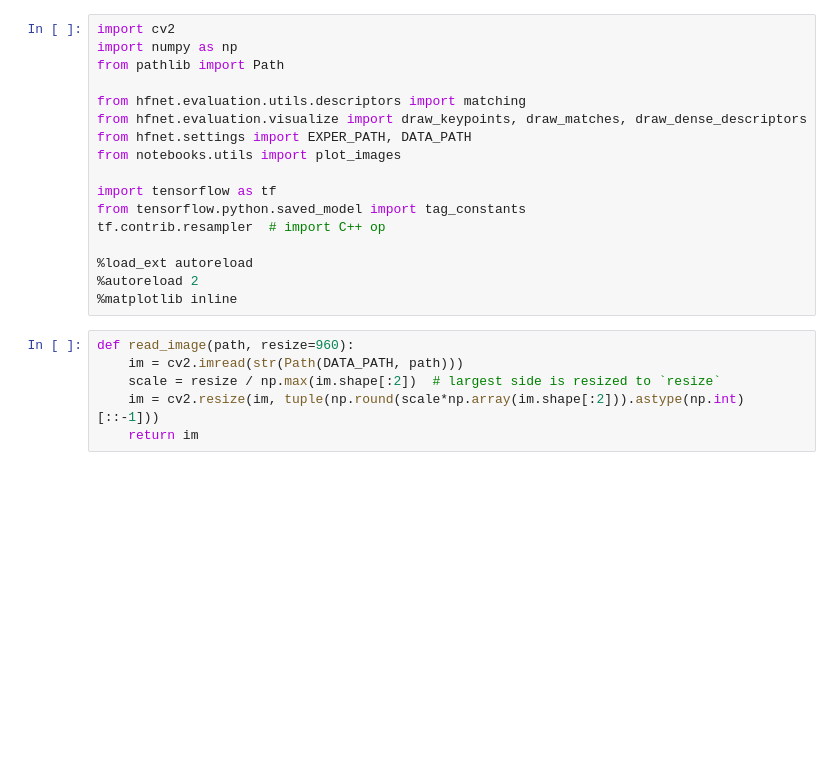
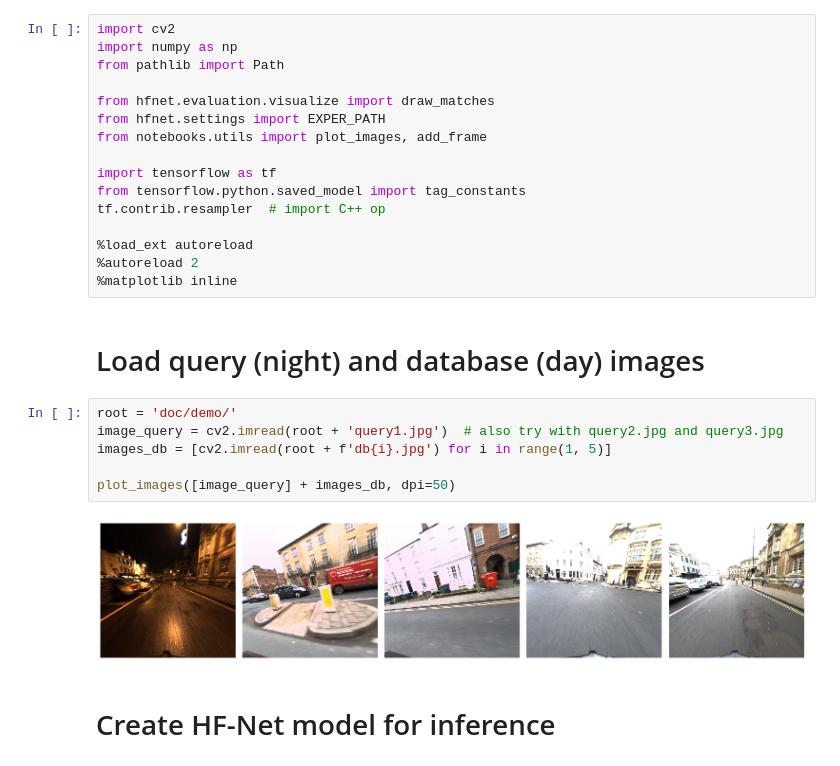
Before and after one commit to ethz-asl/hfnet, a Jupyter notebook: demo.ipynb, the cells around one changed output. Cells and saved outputs as stored; diff of their text form; blank space fills up the shorter version.

Commit message:
Better demo

```diff
--- a/demo.ipynb
+++ b/demo.ipynb
@@ -3,10 +3,9 @@ import cv2
 import numpy as np
 from pathlib import Path
 
-from hfnet.evaluation.utils.descriptors import matching
-from hfnet.evaluation.visualize import draw_keypoints, draw_matches, draw_dense_descriptors
-from hfnet.settings import EXPER_PATH, DATA_PATH
-from notebooks.utils import plot_images
+from hfnet.evaluation.visualize import draw_matches
+from hfnet.settings import EXPER_PATH
+from notebooks.utils import plot_images, add_frame
 
 import tensorflow as tf
 from tensorflow.python.saved_model import tag_constants
@@ -15,12 +14,18 @@ tf.contrib.resampler  # import C++ op
 %load_ext autoreload
 %autoreload 2
 %matplotlib inline
-# %%
-def read_image(path, resize=960):
-    im = cv2.imread(str(Path(DATA_PATH, path)))
-    scale = resize / np.max(im.shape[:2])  # largest side is resized to `resize`
-    im = cv2.resize(im, tuple(np.round(scale*np.array(im.shape[:2])).astype(np.int)[::-1]))
-    return im
+# %% [markdown]
+# Load query (night) and database (day) images
+# %%
+root = 'doc/demo/'
+image_query = cv2.imread(root + 'query1.jpg')  # also try with query2.jpg and query3.jpg
+images_db = [cv2.imread(root + f'db{i}.jpg') for i in range(1, 5)]
+
+plot_images([image_query] + images_db, dpi=50)
+# %% [output]
+[figure, added]
+# %% [markdown]
+# Create HF-Net model for inference
 # %%
 class HFNet:
     def __init__(self, model_path, outputs):
```
Also changed, not shown: parts of 14 cells of this notebook, 9 other files.
